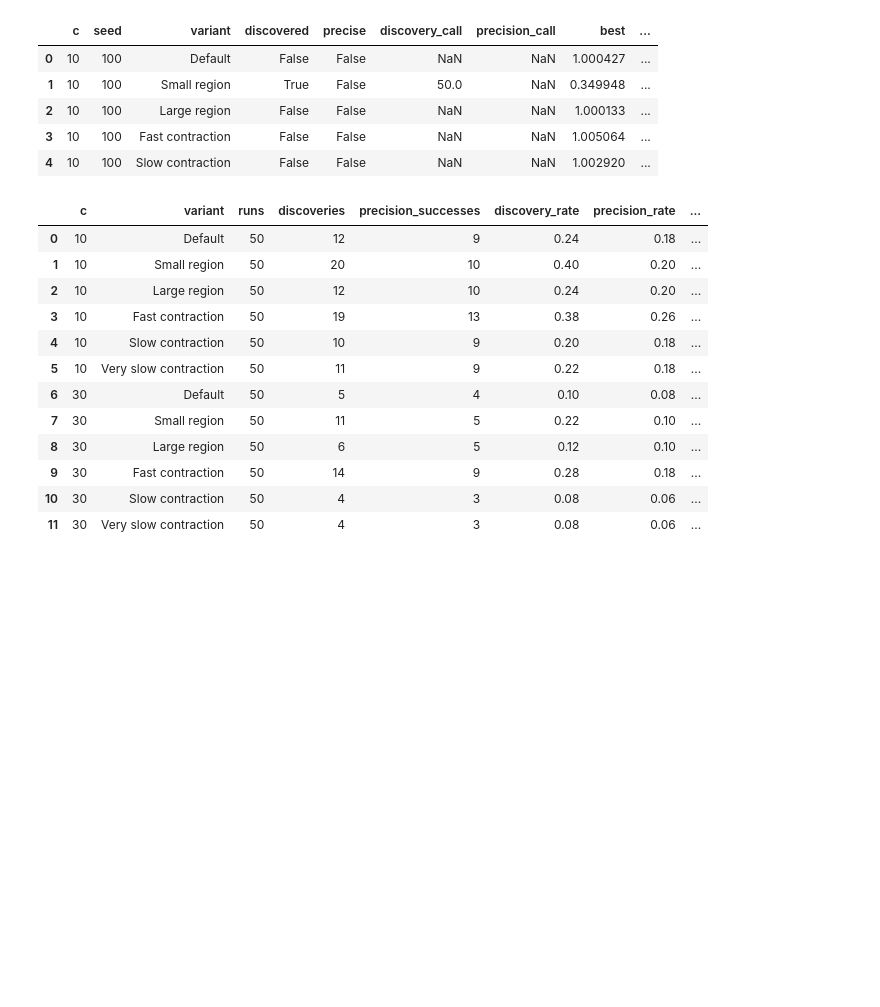
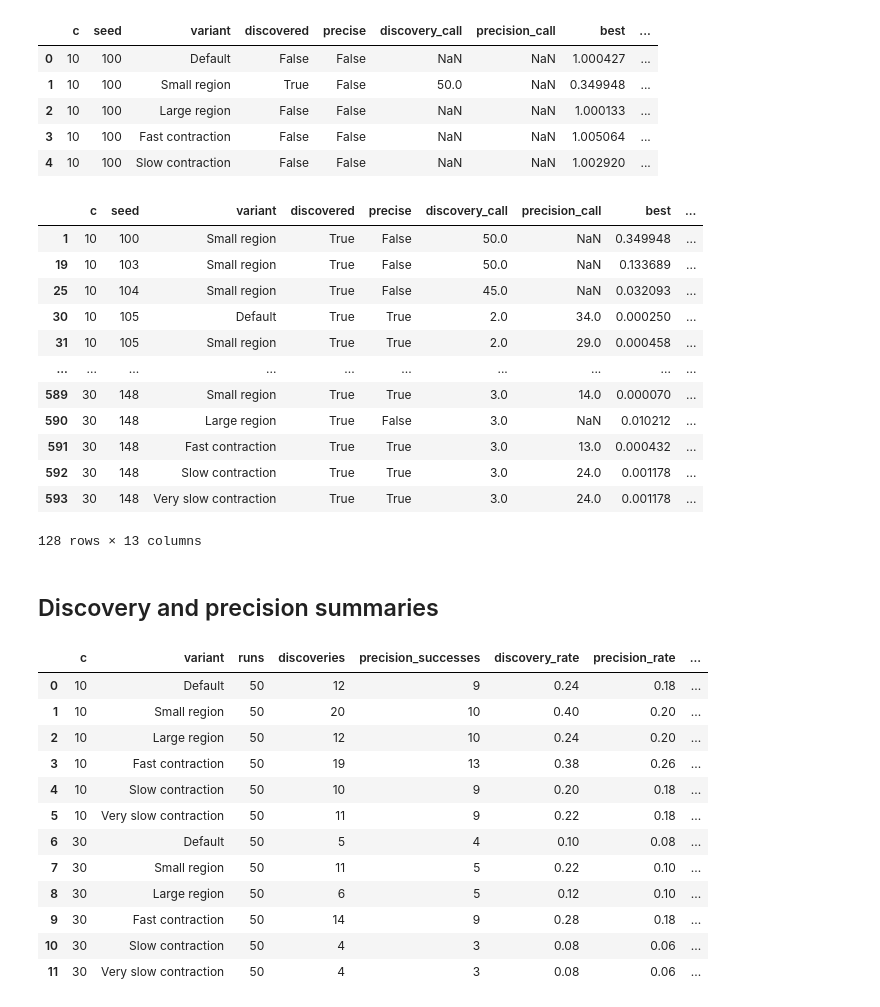
Before and after one commit to bbny27/DSA4212-G1, a Jupyter notebook: code/Experiment_2C.ipynb, the cells around one changed output. Drawn from its saved outputs; the diff is of its cells as text; code cells hidden in the pictures; blank space fills up the shorter version.

```diff
--- a/code/Experiment_2C.ipynb
+++ b/code/Experiment_2C.ipynb
@@ -515,6 +317,24 @@ display(trials.head())
 | 2 | 10 | 100 | Large region | False | False | NaN | NaN | 1.000133 | ... |
 | 3 | 10 | 100 | Fast contraction | False | False | NaN | NaN | 1.005064 | ... |
 | 4 | 10 | 100 | Slow contraction | False | False | NaN | NaN | 1.002920 | ... |
+# %%
+trials[trials["discovered"]==True]
+# %% [output]
+|  | c | seed | variant | discovered | precise | discovery_call | precision_call | best | ... |
+| 1 | 10 | 100 | Small region | True | False | 50.0 | NaN | 0.349948 | ... |
+| 19 | 10 | 103 | Small region | True | False | 50.0 | NaN | 0.133689 | ... |
+| 25 | 10 | 104 | Small region | True | False | 45.0 | NaN | 0.032093 | ... |
+| 30 | 10 | 105 | Default | True | True | 2.0 | 34.0 | 0.000250 | ... |
+| 31 | 10 | 105 | Small region | True | True | 2.0 | 29.0 | 0.000458 | ... |
+| ... | ... | ... | ... | ... | ... | ... | ... | ... | ... |
+| 589 | 30 | 148 | Small region | True | True | 3.0 | 14.0 | 0.000070 | ... |
+| 590 | 30 | 148 | Large region | True | False | 3.0 | NaN | 0.010212 | ... |
+| 591 | 30 | 148 | Fast contraction | True | True | 3.0 | 13.0 | 0.000432 | ... |
+| 592 | 30 | 148 | Slow contraction | True | True | 3.0 | 24.0 | 0.001178 | ... |
+| 593 | 30 | 148 | Very slow contraction | True | True | 3.0 | 24.0 | 0.001178 | ... |
+128 rows × 13 columns
+# %% [markdown]
+## Discovery and precision summaries
 # %%
 def summarise_trials(trials):
     summary = trials.groupby(
```
Also changed, not shown: parts of 40 cells of this notebook, 1 other file.
